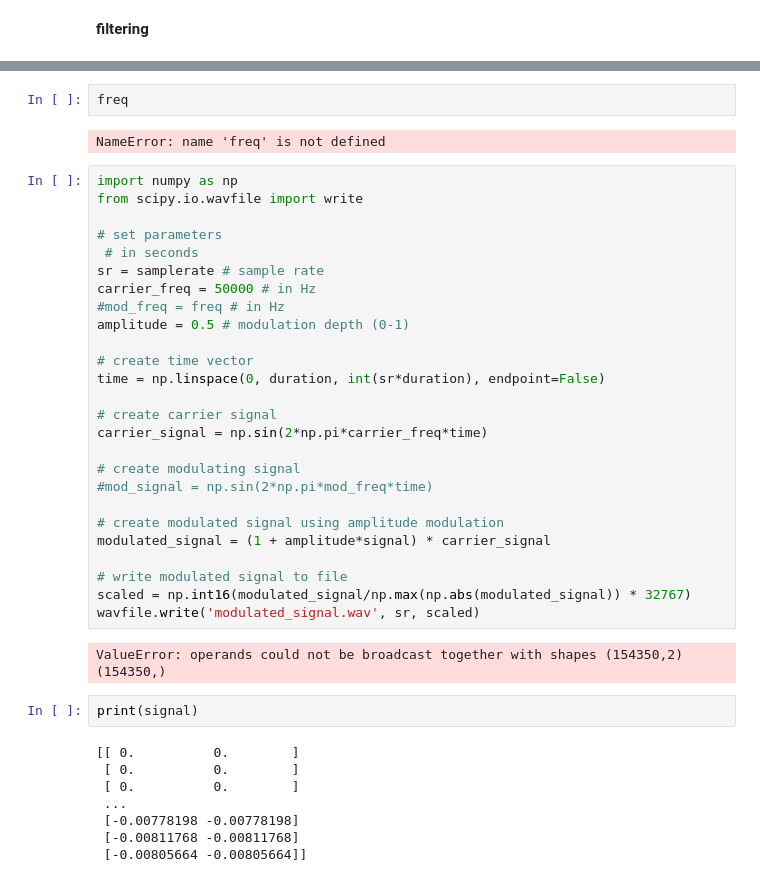
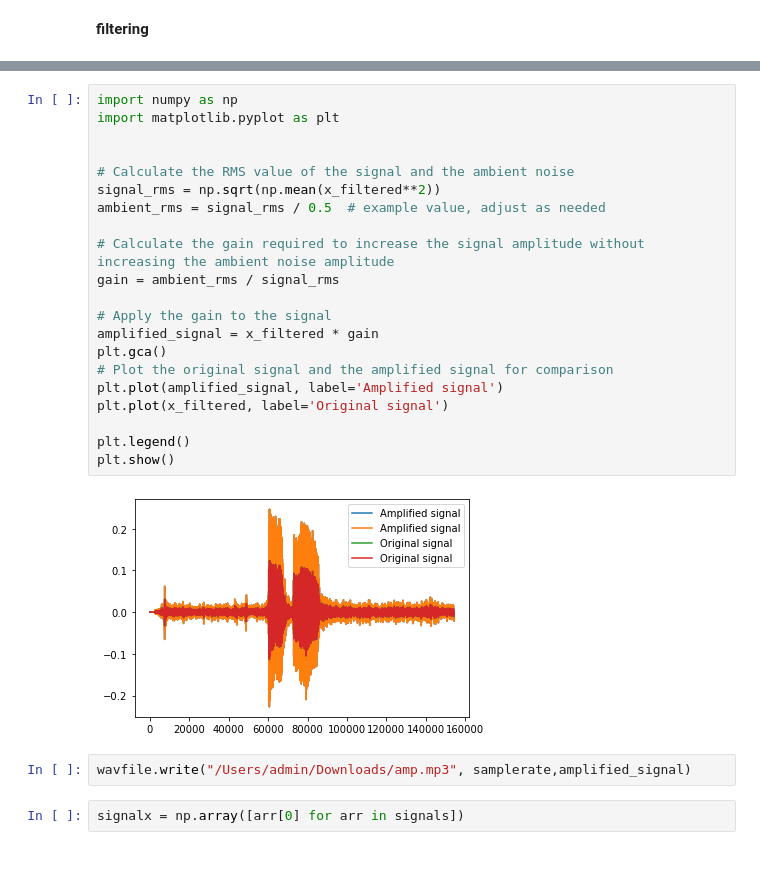
Before and after one commit to IngridSin/COMP3516_Proj, a Jupyter notebook: ingrid.ipynb, the cells around one changed output, grey strips where cells are left out. Cells and saved outputs as stored; diff of their text form.

```diff
--- a/ingrid.ipynb
+++ b/ingrid.ipynb
@@ -131,42 +94,27 @@ wavfile.write('modulated_signal.wav', samplerate, scaled)
-# %%
-freq
-# %% [output]
-NameError: name 'freq' is not defined
-# %%
-import numpy as np
-from scipy.io.wavfile import write
-
-# set parameters
- # in seconds
-sr = samplerate # sample rate
-carrier_freq = 50000 # in Hz
-#mod_freq = freq # in Hz
-amplitude = 0.5 # modulation depth (0-1)
-
-# create time vector
-time = np.linspace(0, duration, int(sr*duration), endpoint=False)
-
-# create carrier signal
-carrier_signal = np.sin(2*np.pi*carrier_freq*time)
-
-# create modulating signal
-#mod_signal = np.sin(2*np.pi*mod_freq*time)
-
-# create modulated signal using amplitude modulation
-modulated_signal = (1 + amplitude*signal) * carrier_signal
-
-# write modulated signal to file
-scaled = np.int16(modulated_signal/np.max(np.abs(modulated_signal)) * 32767)
-wavfile.write('modulated_signal.wav', sr, scaled)
-# %% [output]
-ValueError: operands could not be broadcast together with shapes (154350,2) (154350,)
-# %%
-print(signal)
-# %% [output]
-[[ 0.          0.        ]
- [ 0.          0.        ]
- [ 0.          0.        ]
- ...
- [-0.00778198 -0.00778198]
- [-0.00811768 -0.00811768]
- [-0.00805664 -0.00805664]]
+# %%
+import numpy as np
+import matplotlib.pyplot as plt
+
+
+# Calculate the RMS value of the signal and the ambient noise
+signal_rms = np.sqrt(np.mean(x_filtered**2))
+ambient_rms = signal_rms / 0.5  # example value, adjust as needed
+
+# Calculate the gain required to increase the signal amplitude without increasing the ambient noise amplitude
+gain = ambient_rms / signal_rms
+
+# Apply the gain to the signal
+amplified_signal = x_filtered * gain
+plt.gca()
+# Plot the original signal and the amplified signal for comparison
+plt.plot(amplified_signal, label='Amplified signal')
+plt.plot(x_filtered, label='Original signal')
+
+plt.legend()
+plt.show()
+# %% [output]
+[figure, added]
+# %%
+wavfile.write("/Users/admin/Downloads/amp.mp3", samplerate,amplified_signal)
+# %%
+signalx = np.array([arr[0] for arr in signals])
```
Also changed, not shown: parts of 15 cells of this notebook, 6 other files.
